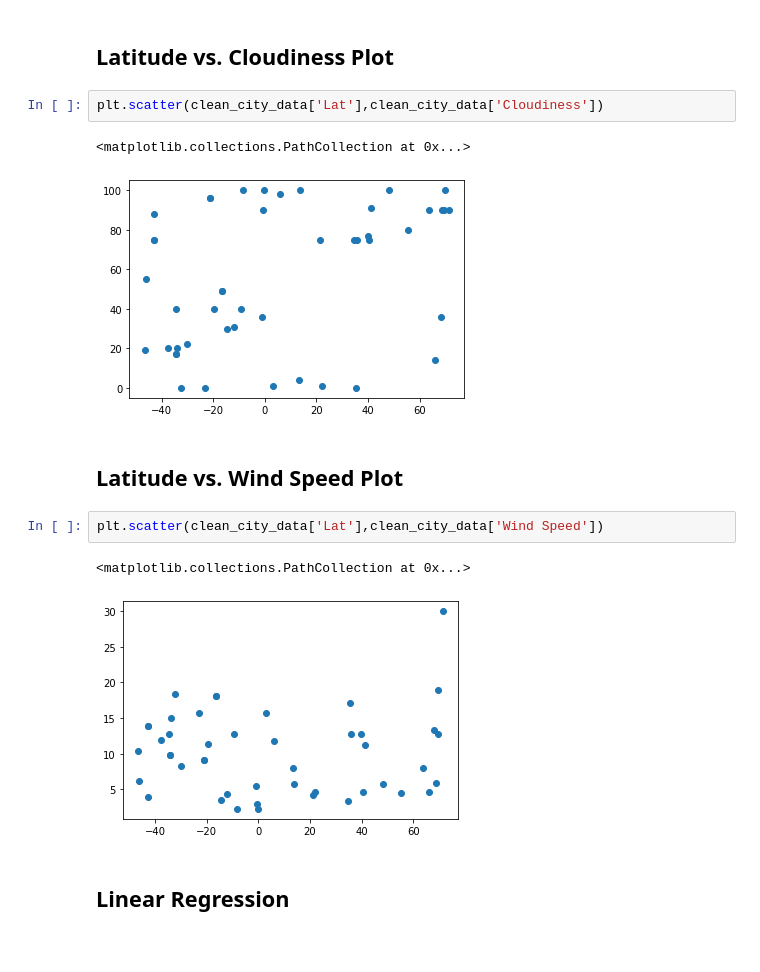
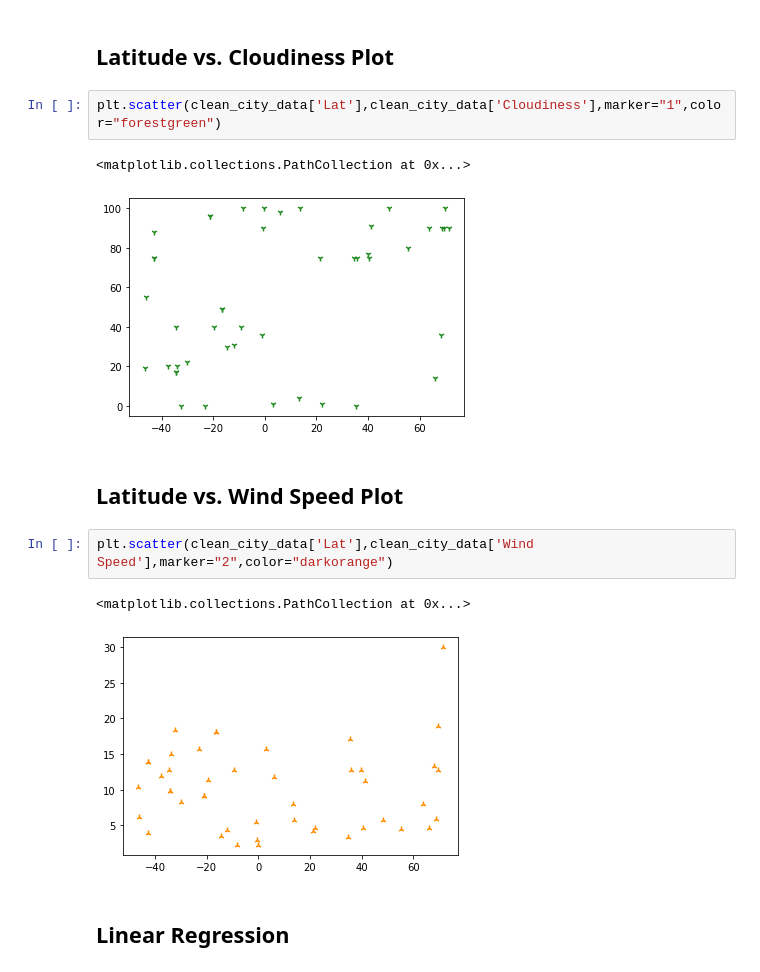
Before and after one commit to cro1100/python-api-challenge, a Jupyter notebook: starter_code/WeatherPy.ipynb, the cells around one changed output. Cells and saved outputs as stored; diff of their text form.

```diff
--- a/starter_code/WeatherPy.ipynb
+++ b/starter_code/WeatherPy.ipynb
@@ -169,17 +169,17 @@ plt.scatter(clean_city_data['Lat'],clean_city_data['Humidity'])
 # %% [markdown]
 ## Latitude vs. Cloudiness Plot
 # %%
-plt.scatter(clean_city_data['Lat'],clean_city_data['Cloudiness'])
+plt.scatter(clean_city_data['Lat'],clean_city_data['Cloudiness'],marker="1",color="forestgreen")
 # %% [output]
 <matplotlib.collections.PathCollection at 0x...>
-[figure, old version]
+[figure, new version]
 # %% [markdown]
 ## Latitude vs. Wind Speed Plot
 # %%
-plt.scatter(clean_city_data['Lat'],clean_city_data['Wind Speed'])
+plt.scatter(clean_city_data['Lat'],clean_city_data['Wind Speed'],marker="2",color="darkorange")
 # %% [output]
 <matplotlib.collections.PathCollection at 0x...>
-[figure, old version]
+[figure, new version]
 # %% [markdown]
 ## Linear Regression
 # %%
```
Also changed, not shown: parts of 13 cells of this notebook.
